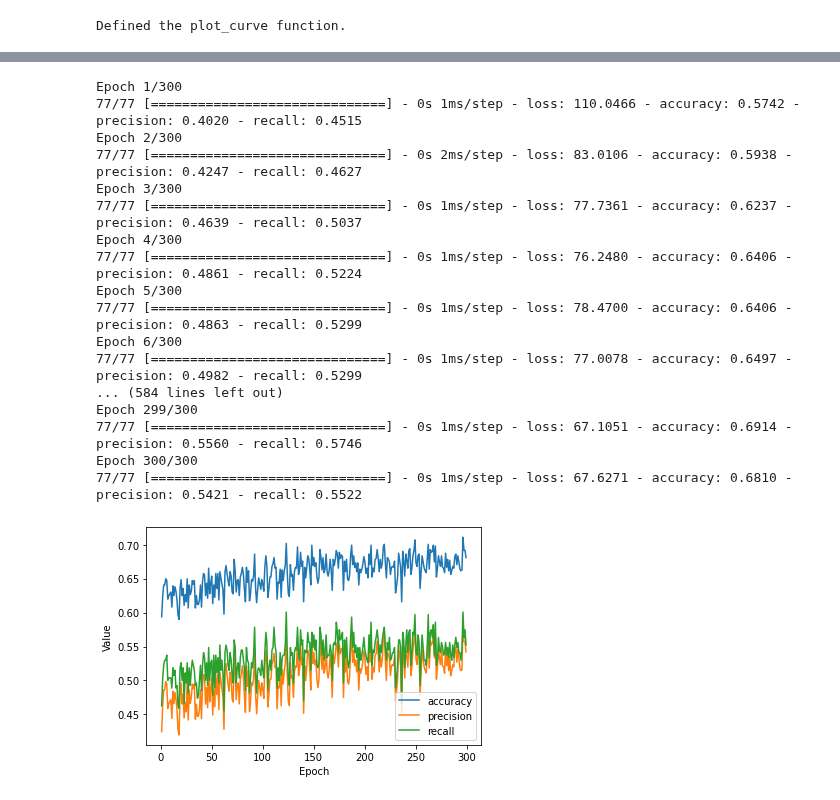
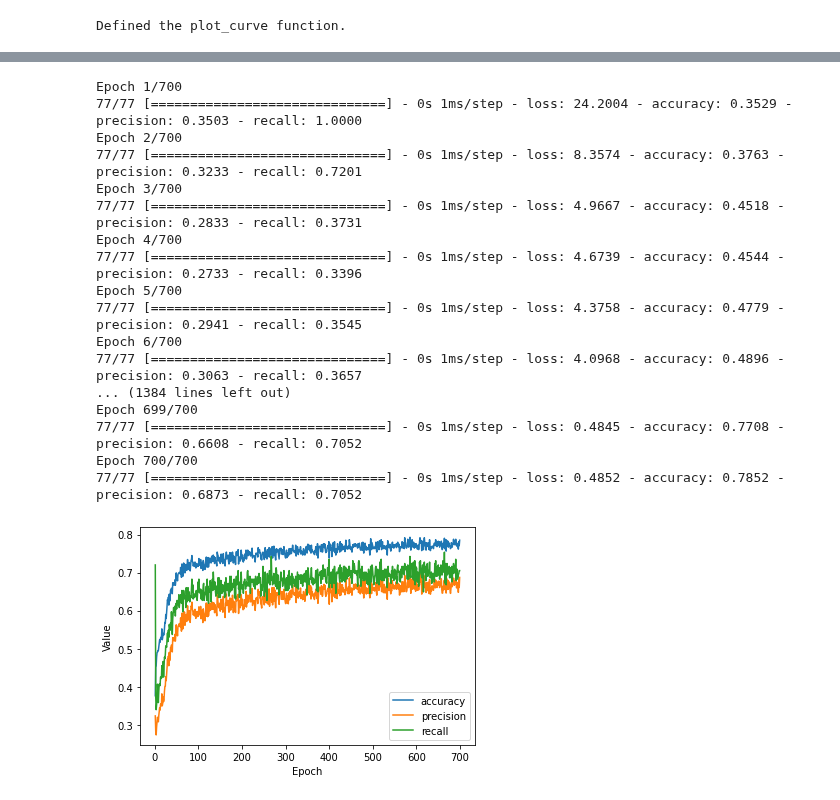
Before and after one commit to adindariztia/Bangkit_DiabetesPredictionML, a Jupyter notebook: PIMA_Dataset_Overview.ipynb, the cells around one changed output, grey strips where cells are left out. Saved outputs shown, nothing was run; the diff lists cells and outputs as text; code cells hidden in the pictures.

Commit message:
Tuning hyperparams: learning rate & threshold

```diff
--- a/PIMA_Dataset_Overview.ipynb
+++ b/PIMA_Dataset_Overview.ipynb
@@ -88,7 +90,7 @@ Outcome 0.6510416666666666
 Substitute zero values in some columns
 # %%
 df_new = df.copy()
-cols_to_change = ['BloodPressure', 'Insulin', 'BMI', 'SkinThickness']
+cols_to_change = ['BloodPressure', 'BMI', 'Insulin', 'SkinThickness']
 
 for col in cols_to_change:
     mean_0 = np.mean(df.loc[(df.Outcome == 0) & (df[col] != 0) , col])
@@ -98,12 +100,12 @@ for col in cols_to_change:
     median_1 = np.median(df.loc[(df.Outcome == 1) & (df[col] != 0), col])
     print(col, "mean: ", mean_1, "median: ", median_1)
 
-    if col != 'Insulin':
-        df_new.loc[(df_new[col] == 0) & (df_new['Outcome'] == 0), col] = mean_0
-        df_new.loc[(df_new[col] == 0) & (df_new['Outcome'] == 1), col] = mean_1
-    else:
-        df_new.loc[(df_new[col] == 0) & (df_new['Outcome'] == 0), col] = median_0
-        df_new.loc[(df_new[col] == 0) & (df_new['Outcome'] == 1), col] = median_1
+    # if col != 'Insulin':
+    #     df_new.loc[(df_new[col] == 0) & (df_new['Outcome'] == 0), col] = mean_0
+    #     df_new.loc[(df_new[col] == 0) & (df_new['Outcome'] == 1), col] = mean_1
+    # else:
+    df_new.loc[(df_new[col] == 0) & (df_new['Outcome'] == 0), col] = median_0
+    df_new.loc[(df_new[col] == 0) & (df_new['Outcome'] == 1), col] = median_1
 # %% [output]
 BloodPressure mean:  70.87733887733887 median:  70.0
 BloodPressure mean:  75.32142857142857 median:  74.5
@@ -331,50 +254,50 @@ Name: Insulin, dtype: float64
 # %%
 # The following variables are the hyperparameters.
-learning_rate = 1
-epochs = 300
+learning_rate = 0.001
+epochs = 700
 batch_size = 10
 label_name = "Outcome"
-classification_threshold = 0.5
+classification_threshold = 0.4
 
 # Establish the metrics the model will measure.
 METRICS = [
            tf.keras.metrics.BinaryAccuracy(name='accuracy',
                                            threshold=classification_threshold),
            tf.keras.metrics.Precision(thresholds=classification_threshold,
                                  name='precision'
                                  ),
            tf.keras.metrics.Recall(thresholds=classification_threshold,
                                  name='recall'
                                  ),
           ]
 
 # Establish the model's topography.
 my_model = create_model(learning_rate, feature_layer, METRICS)
 
 # Train the model on the training set.
 epochs, hist = train_model(my_model, df_new, epochs,
                            label_name, batch_size)
 
 # Plot a graph of the metric(s) vs. epochs.
 list_of_metrics_to_plot = ['accuracy', 'precision', 'recall']
 
 plot_curve(epochs, hist, list_of_metrics_to_plot)
 # %% [output]
-Epoch 1/300
-77/77 [==============================] - 0s 1ms/step - loss: 110.0466 - accuracy: 0.5742 - precision: 0.4020 - recall: 0.4515
-Epoch 2/300
-77/77 [==============================] - 0s 2ms/step - loss: 83.0106 - accuracy: 0.5938 - precision: 0.4247 - recall: 0.4627
-Epoch 3/300
-77/77 [==============================] - 0s 1ms/step - loss: 77.7361 - accuracy: 0.6237 - precision: 0.4639 - recall: 0.5037
-Epoch 4/300
-77/77 [==============================] - 0s 1ms/step - loss: 76.2480 - accuracy: 0.6406 - precision: 0.4861 - recall: 0.5224
-Epoch 5/300
-77/77 [==============================] - 0s 1ms/step - loss: 78.4700 - accuracy: 0.6406 - precision: 0.4863 - recall: 0.5299
-Epoch 6/300
-77/77 [==============================] - 0s 1ms/step - loss: 77.0078 - accuracy: 0.6497 - precision: 0.4982 - recall: 0.5299
-... (584 lines left out)
-Epoch 299/300
-77/77 [==============================] - 0s 1ms/step - loss: 67.1051 - accuracy: 0.6914 - precision: 0.5560 - recall: 0.5746
-Epoch 300/300
-77/77 [==============================] - 0s 1ms/step - loss: 67.6271 - accuracy: 0.6810 - precision: 0.5421 - recall: 0.5522
+Epoch 1/700
+77/77 [==============================] - 0s 1ms/step - loss: 24.2004 - accuracy: 0.3529 - precision: 0.3503 - recall: 1.0000
+Epoch 2/700
+77/77 [==============================] - 0s 1ms/step - loss: 8.3574 - accuracy: 0.3763 - precision: 0.3233 - recall: 0.7201
+Epoch 3/700
+77/77 [==============================] - 0s 1ms/step - loss: 4.9667 - accuracy: 0.4518 - precision: 0.2833 - recall: 0.3731
+Epoch 4/700
+77/77 [==============================] - 0s 1ms/step - loss: 4.6739 - accuracy: 0.4544 - precision: 0.2733 - recall: 0.3396
+Epoch 5/700
+77/77 [==============================] - 0s 1ms/step - loss: 4.3758 - accuracy: 0.4779 - precision: 0.2941 - recall: 0.3545
+Epoch 6/700
+77/77 [==============================] - 0s 1ms/step - loss: 4.0968 - accuracy: 0.4896 - precision: 0.3063 - recall: 0.3657
+... (1384 lines left out)
+Epoch 699/700
+77/77 [==============================] - 0s 1ms/step - loss: 0.4845 - accuracy: 0.7708 - precision: 0.6608 - recall: 0.7052
+Epoch 700/700
+77/77 [==============================] - 0s 1ms/step - loss: 0.4852 - accuracy: 0.7852 - precision: 0.6873 - recall: 0.7052
-[figure, old version]
+[figure, new version]
```
Also changed, not shown: parts of 10 cells of this notebook.
